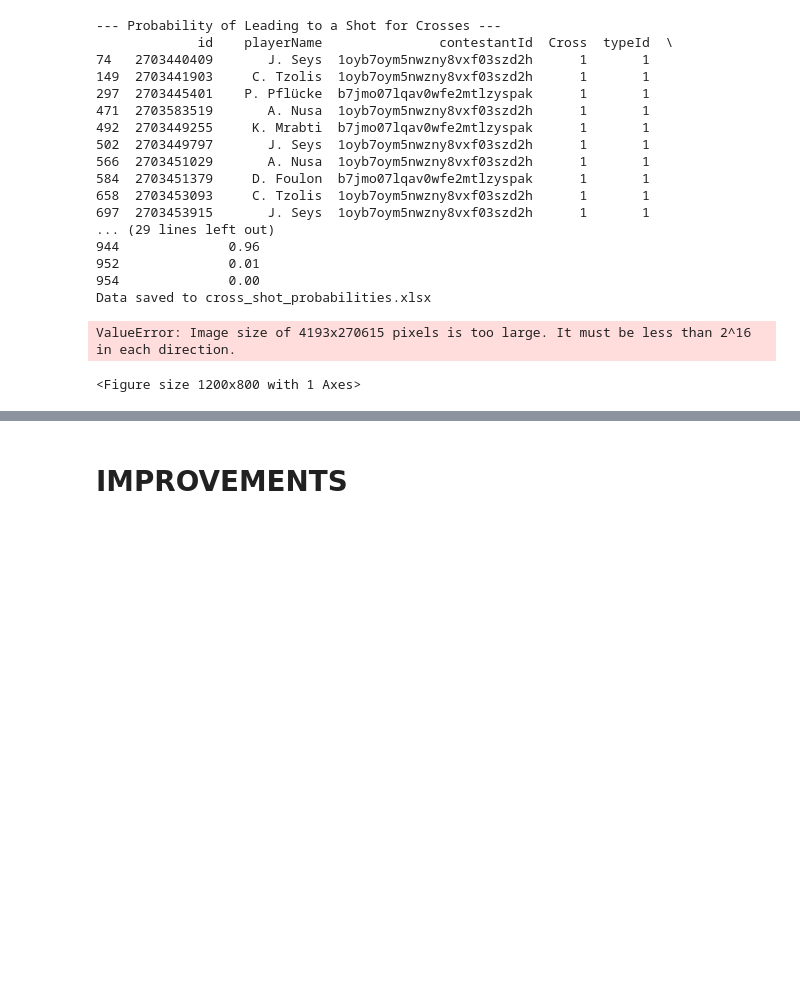
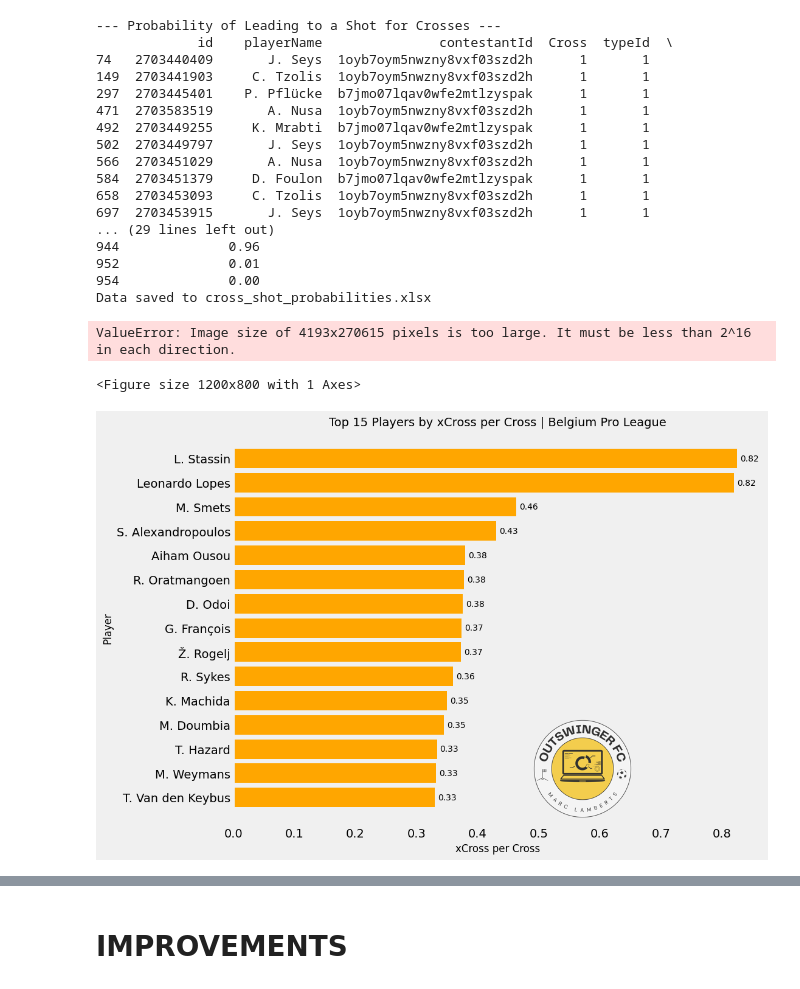
Before and after one commit to marclamberts/football-analysis, a Jupyter notebook: Python/xCross.ipynb, the cells around one changed output, grey strips where cells are left out. Drawn from its saved outputs; the diff is of its cells as text; code cells hidden in the pictures; blank space fills up the shorter version.

```diff
--- a/Python/xCross.ipynb
+++ b/Python/xCross.ipynb
@@ -286,3 +286,59 @@ plt.show()
 # %% [output]
 ValueError: Image size of 4193x270615 pixels is too large. It must be less than 2^16 in each direction.
 <Figure size 1200x800 with 1 Axes>
+# %%
+import pandas as pd
+import matplotlib.pyplot as plt
+import matplotlib.image as mpimg
+from PIL import Image
+
+# Load the uploaded Excel file
+file_path = "cross_shot_probabilities.xlsx"
+df = pd.read_excel(file_path)
+
+# Count the total number of crosses per player (where Cross == 1) and compute xCross per cross
+cross_totals = df[df['Cross'] == 1].groupby('playerName').size().reset_index(name='Total_Crosses')
+shot_prob_totals = df[df['Cross'] == 1].groupby('playerName')['shot_probability'].sum().reset_index(name='Total_Shot_Probability')
+
+# Merge the data to calculate xCross per cross
+cross_totals = pd.merge(cross_totals, shot_prob_totals, on='playerName')
+cross_totals['xCross_per_Cross'] = cross_totals['Total_Shot_Probability'] / cross_totals['Total_Crosses']
+
+# Sort by xCross per cross and select top 15 players
+top_15_crosses = cross_totals.sort_values(by='xCross_per_Cross', ascending=False).head(15)
+
+# Set style to fivethirtyeight
+plt.style.use('fivethirtyeight')
+
+# Create horizontal bar chart
+fig, ax = plt.subplots(figsize=(10, 8))
+ax.barh(top_15_crosses['playerName'], top_15_crosses['xCross_per_Cross'], color='#ffa600')
+
+# Customize the chart
+ax.set_xlabel('xCross per Cross', fontsize=12)
+ax.set_ylabel('Player', fontsize=12)
+ax.set_title('Top 15 Players by xCross per Cross | Belgium Pro League', fontsize=14)
+ax.invert_yaxis()  # Invert y-axis so the top player is at the top
+ax.grid(False)  # Remove grid
+
+# Show value next to each bar
+for index, value in enumerate(top_15_crosses['xCross_per_Cross']):
+    ax.text(value + 0.005, index, f"{value:.2f}", fontsize=10, verticalalignment='center')
+
+# Load and add logo (adjust the path accordingly)
+logo_path = "Outswinger FC (3).png"  # Update this with your logo file path
+try:
+    img = Image.open(logo_path)
+    img = img.resize((100, 100))  # Resize logo to fit plot
+    img = mpimg.imread(logo_path)
+    ax.figure.figimage(img, xo=700, yo=50, alpha=0.8)  # Adjust position of logo
+except FileNotFoundError:
+    print("Logo file not found. Skipping logo placement.")
+
+# Save the plot as a PNG file
+plt.savefig("top_15_xCross_per_Cross.png", dpi=300, bbox_inches='tight')
+
+# Show the plot
+plt.show()
+# %% [output]
+[figure, added]
```
Also changed, not shown: parts of 2 cells of this notebook, 1 other file.
